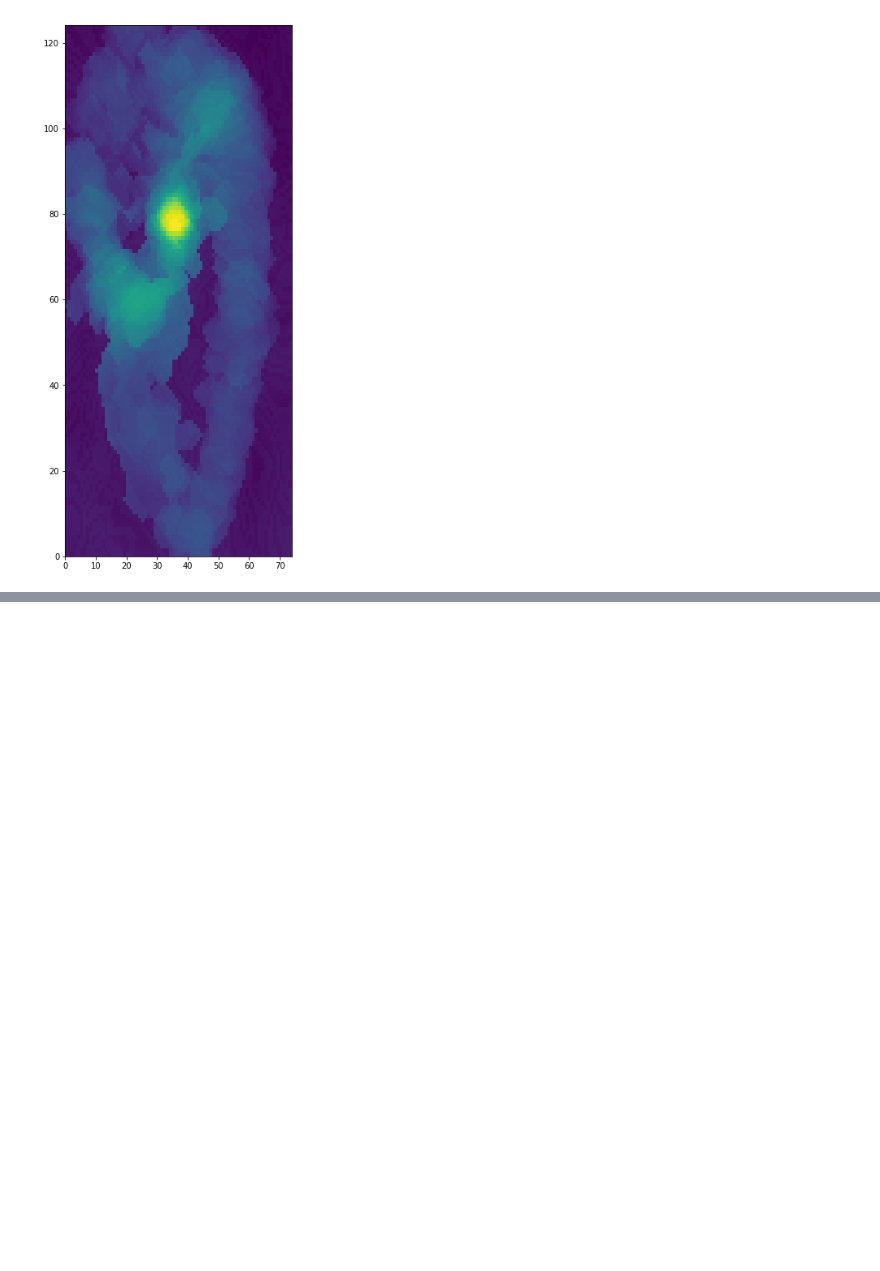
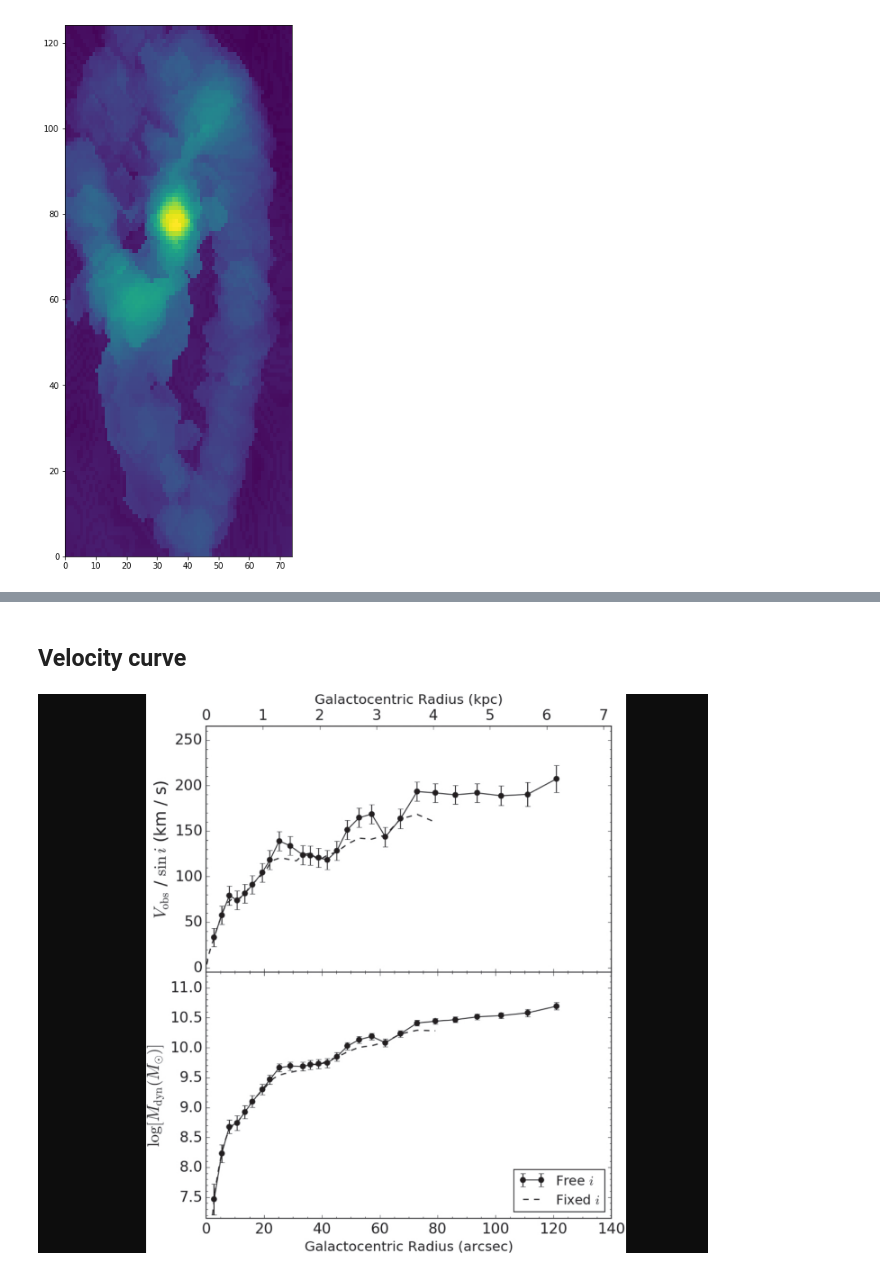
Before and after one commit to ValerieKostiuk/Course-work, a Jupyter notebook: NGC3627/main_program.ipynb, the cells around one changed output, grey strips where cells are left out. Saved outputs shown, nothing was run; the diff lists cells and outputs as text; code cells hidden in the pictures; blank space fills up the shorter version.

```diff
--- a/NGC3627/main_program.ipynb
+++ b/NGC3627/main_program.ipynb
@@ -211,0 +246,2 @@ plt.pcolormesh(X, Y, Z)
+# %% [markdown]
+## Velocity curve
@@ -211,0 +250,4 @@ plt.pcolormesh(X, Y, Z)
+# %%
+Image(filename='./images/velocity_curve.png')
+# %% [output]
+[figure, added]
```
Also changed, not shown: parts of 8 cells of this notebook.
